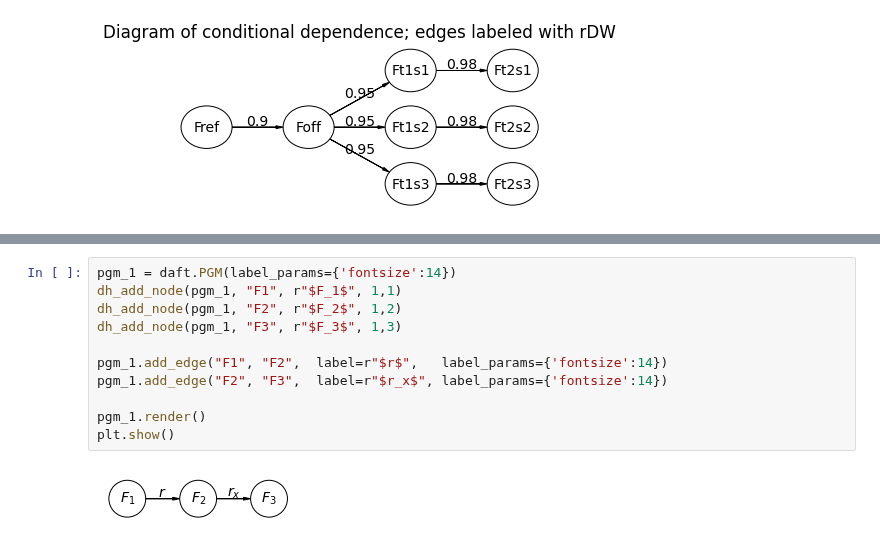
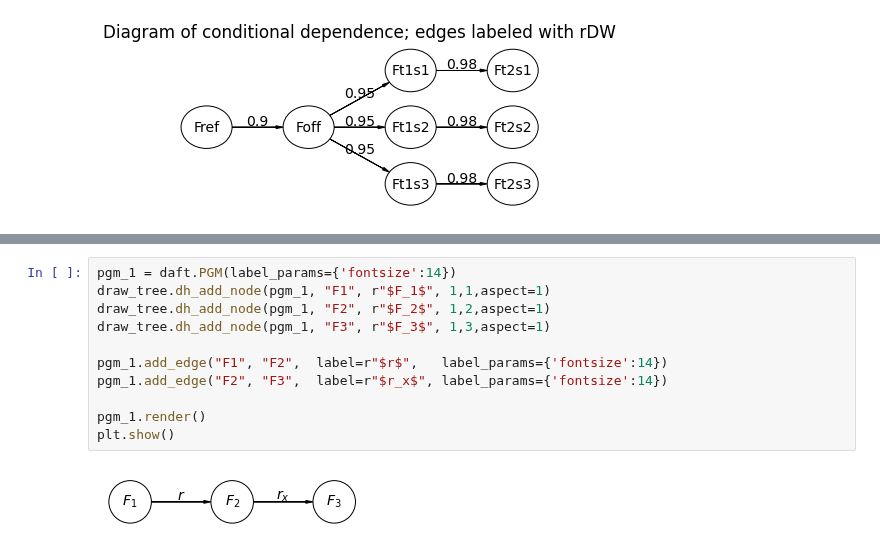
Before and after one commit to Hekstra-Lab/dw, a Jupyter notebook: Drawing_PGMs_structure_factors.ipynb, the cells around one changed output, grey strips where cells are left out. Drawn from its saved outputs; the diff is of its cells as text.

```diff
--- a/Drawing_PGMs_structure_factors.ipynb
+++ b/Drawing_PGMs_structure_factors.ipynb
@@ -100,13 +123,13 @@ plt.show()
 # %%
 pgm_1 = daft.PGM(label_params={'fontsize':14})
-dh_add_node(pgm_1, "F1", r"$F_1$", 1,1)
-dh_add_node(pgm_1, "F2", r"$F_2$", 1,2)
-dh_add_node(pgm_1, "F3", r"$F_3$", 1,3)
+draw_tree.dh_add_node(pgm_1, "F1", r"$F_1$", 1,1,aspect=1)
+draw_tree.dh_add_node(pgm_1, "F2", r"$F_2$", 1,2,aspect=1)
+draw_tree.dh_add_node(pgm_1, "F3", r"$F_3$", 1,3,aspect=1)
 
 pgm_1.add_edge("F1", "F2",  label=r"$r$",   label_params={'fontsize':14})
 pgm_1.add_edge("F2", "F3",  label=r"$r_x$", label_params={'fontsize':14})
 
 pgm_1.render()
 plt.show()
 # %% [output]
-[figure, old version]
+[figure, new version]
```
Also changed, not shown: parts of 7 cells of this notebook, 5 other files.
